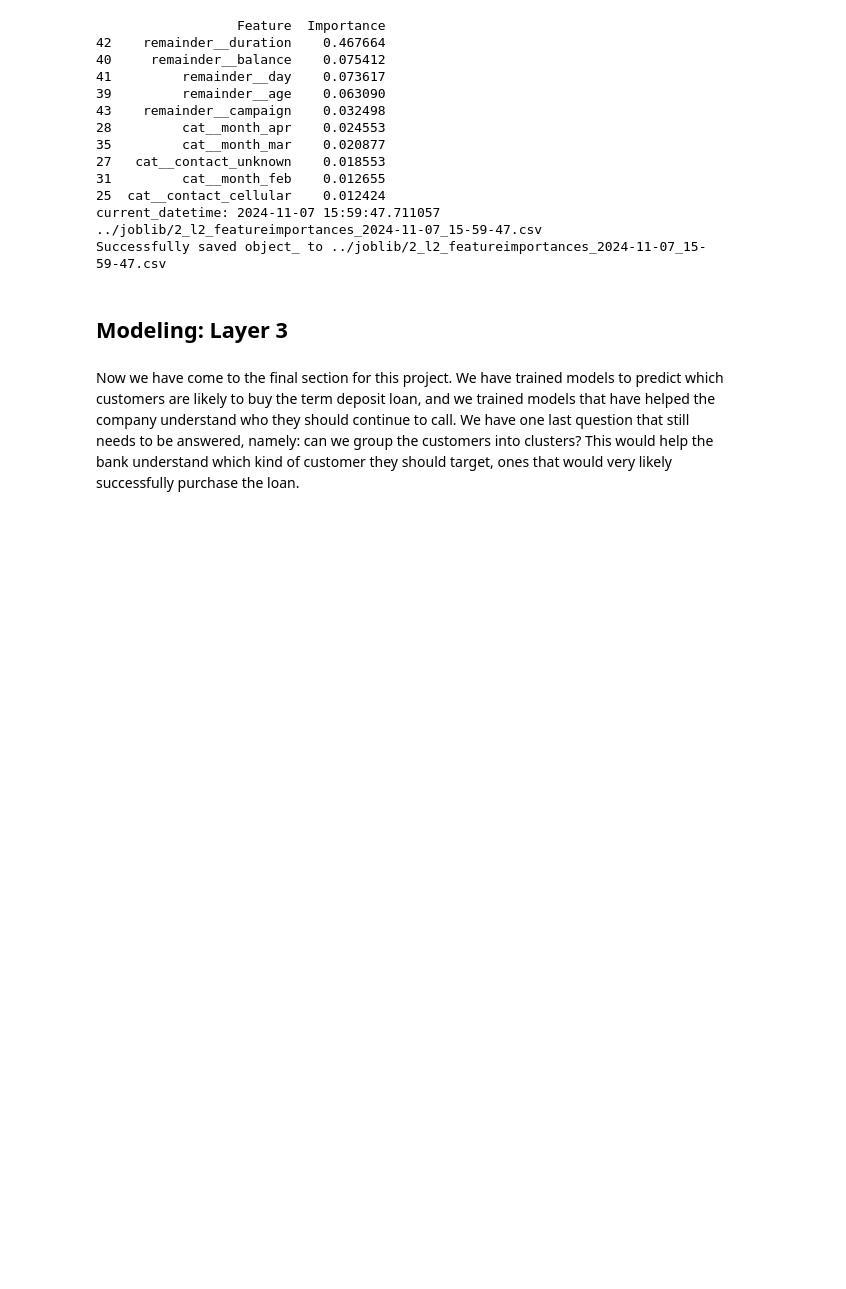
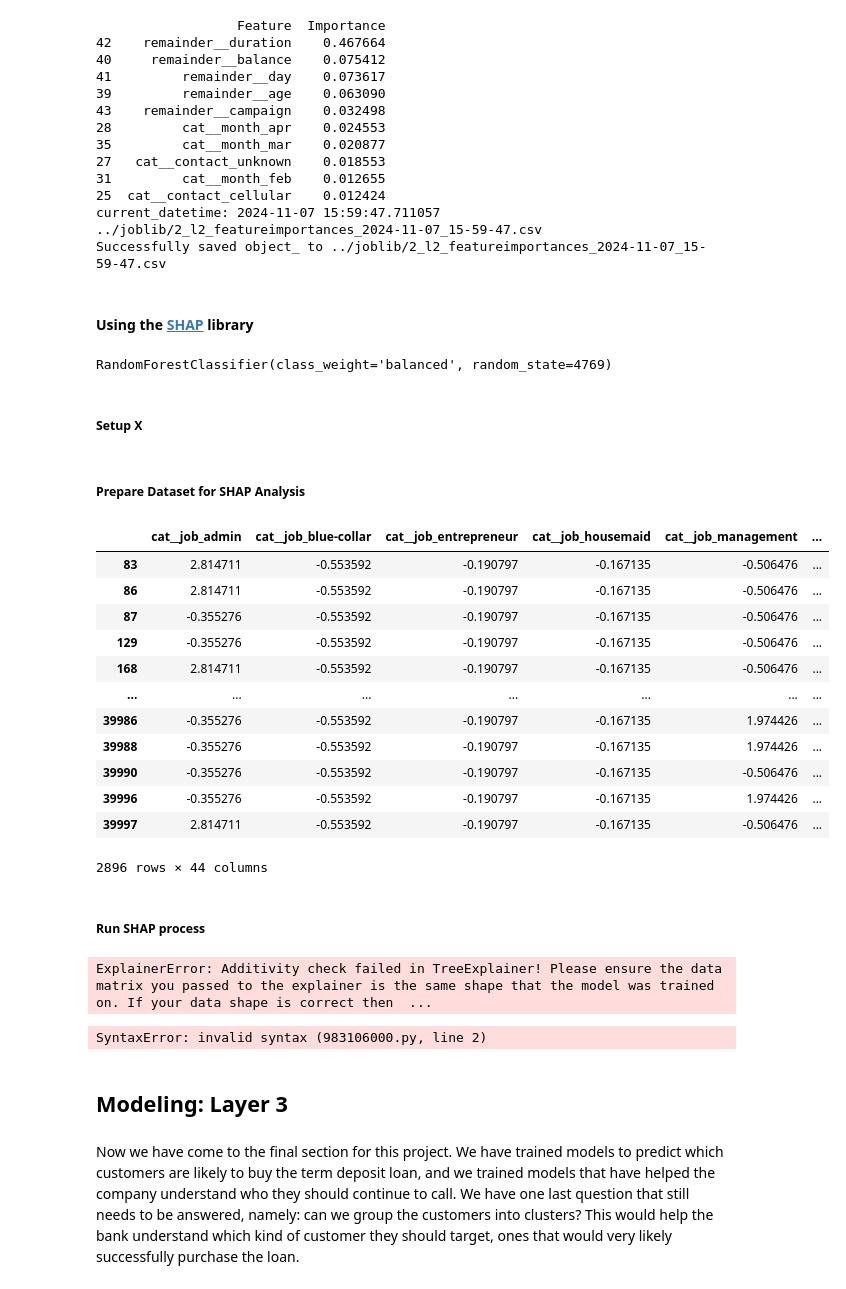
Before and after one commit to sralter/term_deposit_marketing, a Jupyter notebook: project2_modeling.ipynb, the cells around one changed output. Cells and saved outputs as stored; diff of their text form; code cells hidden in the pictures; blank space fills up the shorter version.

Commit message:
work on SHAP figures for L2

```diff
--- a/project2_modeling.ipynb
+++ b/project2_modeling.ipynb
@@ -2774,3 +2776,58 @@ fileDaterSaver(
 current_datetime: 2024-11-07 15:59:47.711057
 ../joblib/2_l2_featureimportances_2024-11-07_15-59-47.csv
 Successfully saved object_ to ../joblib/2_l2_featureimportances_2024-11-07_15-59-47.csv
+# %% [markdown]
+#### Using the [SHAP](https://shap.readthedocs.io/en/latest/index.html) library
+# %%
+model
+# %% [output]
+RandomForestClassifier(class_weight='balanced', random_state=4769)
+# %% [markdown]
+##### Setup X
+# %%
+X=df[[col for col in df.columns if col != 'y']]
+
+# Set up OneHotEncoder and fit it to X
+categorical_features=X.select_dtypes(include=['object', 'category']).columns
+preprocessor=ColumnTransformer(
+    transformers=[
+        ('cat', OneHotEncoder(handle_unknown='ignore', sparse_output=False), categorical_features)
+    ],
+    remainder='passthrough'
+)
+
+# Encode data and get column names
+X_encoded=preprocessor.fit_transform(X)
+feature_names=preprocessor.get_feature_names_out()  # Get feature names after encoding
+
+X_encoded_df=pd.DataFrame(X_encoded,columns=feature_names)
+
+X_scaled_df=pd.DataFrame(scaler.fit_transform(X_encoded_df),columns=feature_names)
+# %% [markdown]
+##### Prepare Dataset for SHAP Analysis
+# %%
+X_scaled_df['y']=pd.Series(y) # temporarily add y to filter for successful subscribers
+X_shap=X_scaled_df[X_scaled_df['y']=='yes'].copy() # select only successful subscribers
+X_shap.drop(columns=['y'],inplace=True)
+X_shap
+# %% [output]
+|  | cat__job_admin | cat__job_blue-collar | cat__job_entrepreneur | cat__job_housemaid | cat__job_management | ... |
+| 83 | 2.814711 | -0.553592 | -0.190797 | -0.167135 | -0.506476 | ... |
+| 86 | 2.814711 | -0.553592 | -0.190797 | -0.167135 | -0.506476 | ... |
+| 87 | -0.355276 | -0.553592 | -0.190797 | -0.167135 | -0.506476 | ... |
+| 129 | -0.355276 | -0.553592 | -0.190797 | -0.167135 | -0.506476 | ... |
+| 168 | 2.814711 | -0.553592 | -0.190797 | -0.167135 | -0.506476 | ... |
+| ... | ... | ... | ... | ... | ... | ... |
+| 39986 | -0.355276 | -0.553592 | -0.190797 | -0.167135 | 1.974426 | ... |
+| 39988 | -0.355276 | -0.553592 | -0.190797 | -0.167135 | 1.974426 | ... |
+| 39990 | -0.355276 | -0.553592 | -0.190797 | -0.167135 | -0.506476 | ... |
+| 39996 | -0.355276 | -0.553592 | -0.190797 | -0.167135 | 1.974426 | ... |
+| 39997 | 2.814711 | -0.553592 | -0.190797 | -0.167135 | -0.506476 | ... |
+2896 rows × 44 columns
+# %% [markdown]
+##### Run SHAP process
+# %%
+explainer=shap.TreeExplainer(model)
+shap_values=explainer.shap_values(X_shap)
+# %% [output]
+ExplainerError: Additivity check failed in TreeExplainer! Please ensure the data matrix you passed to the explainer is the same shape that the model was trained on. If your data shape is correct then  ...
@@ -2777,3 +2840,14 @@ Successfully saved object_ to ../joblib/2_l2_featureimportances_2024-11-07_15-59
+# %%
+# dependence plot
+
+feature_names=list(X_shap.columns)
+
+for name in feature_names
+    print(f"Feature: {name}")
+    shap.dependence_plot(name,shap_values,X_shap)
+    print("*"*10)
+# %% [output]
+SyntaxError: invalid syntax (983106000.py, line 2)
 # %% [markdown]
 ## Modeling: Layer 3
 # %% [markdown]
```
Also changed, not shown: parts of 3 cells of this notebook.
